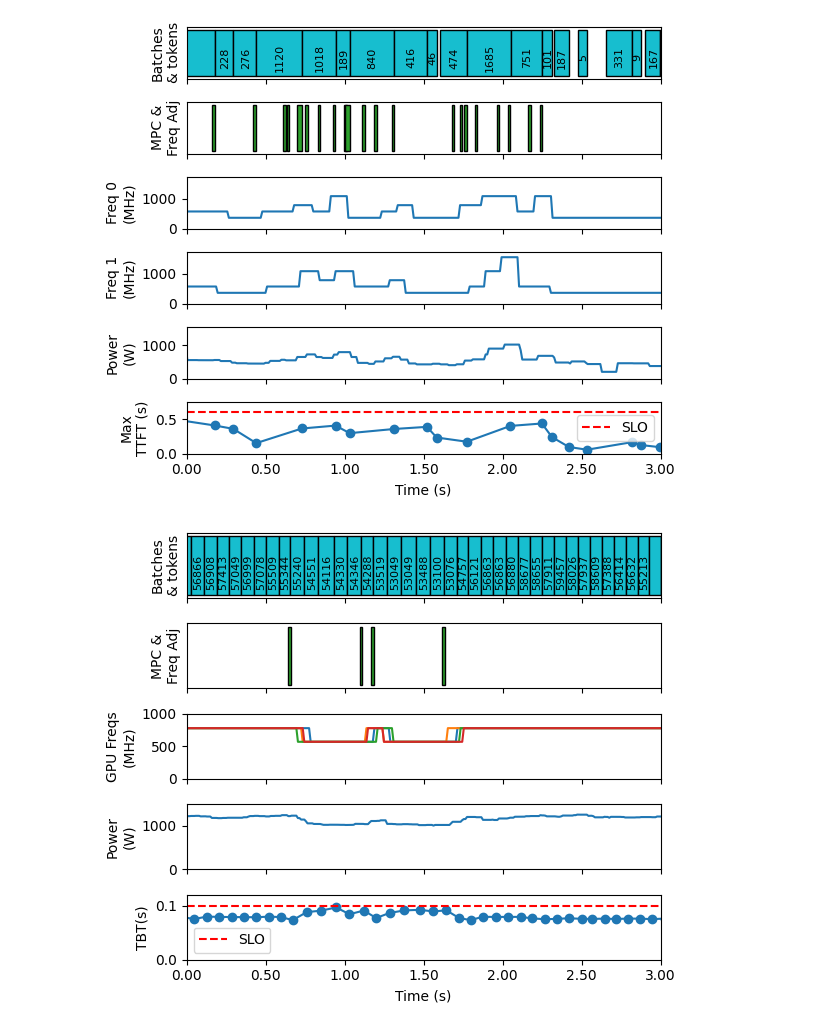
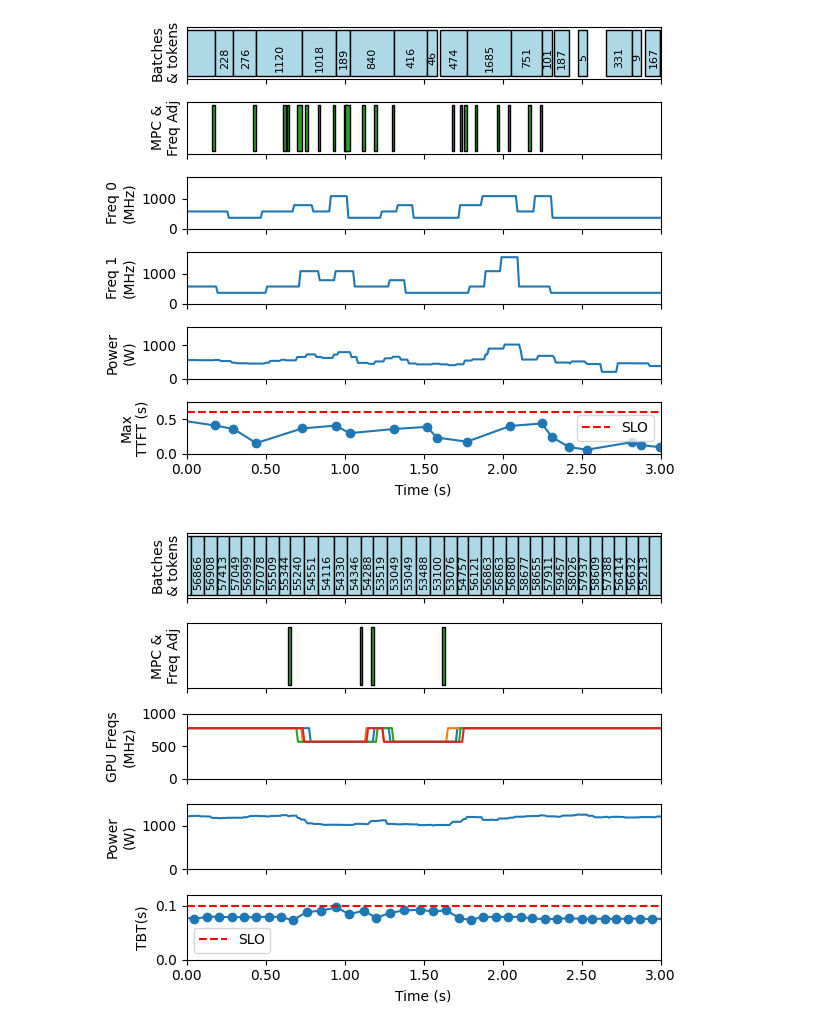
Before and after one commit to Louis-99/vllm-fork, a Jupyter notebook: additional_stuff/arxivx_evals/microscopic_study.ipynb, the cells around one changed output. Cells and saved outputs as stored; diff of their text form; code cells hidden in the pictures.

```diff
--- a/additional_stuff/arxivx_evals/microscopic_study.ipynb
+++ b/additional_stuff/arxivx_evals/microscopic_study.ipynb
@@ -49,7 +49,7 @@ for idx, row in engine_df.iterrows():
     start = np.ceil((row['now'] - (row['step_with_batch_queue_time_ms'] / 1000)) * 1000) / 1000
     end = np.floor(row['now'] * 1000) / 1000
     duration = row['step_with_batch_queue_time_ms']/1000
-    ax.add_patch(patches.Rectangle((start, 0.05), duration, 0.9, facecolor='tab:cyan', edgecolor='black'))
+    ax.add_patch(patches.Rectangle((start, 0.05), duration, 0.9, facecolor='lightblue', edgecolor='black'))
 
     # Add text to each triangle
     if start > t_start and end < t_end:
@@ -112,7 +112,7 @@ ax.set_xlabel('Time (s)')
 plt.tight_layout()
 plt.savefig("figs/micro_prefill.pdf", format="pdf")
 # %% [output]
-[figure, old version]
+[figure, new version]
 # %%
 from matplotlib import patches
 import pandas as pd
@@ -163,7 +163,7 @@ for idx, row in engine_df.iterrows():
     end = row.engine_core_timestamp
     duration = row.inter_token_latencies_iter_single
     start = end - duration
-    ax.add_patch(patches.Rectangle((start, 0.05), duration, 0.9, facecolor='tab:cyan', edgecolor='black'))
+    ax.add_patch(patches.Rectangle((start, 0.05), duration, 0.9, facecolor='lightblue', edgecolor='black'))
 
     # Add text to each triangle
     if start > t_start and end < t_end:
@@ -195,31 +195,31 @@ ax.set_ylabel("MPC &\nFreq Adj")
 ax = axs[2]
 ax.plot(power_df['Timestamp'], power_df['GPU_0_freq_mhz'])
 ax.plot(power_df['Timestamp'], power_df['GPU_1_freq_mhz'])
 ax.plot(power_df['Timestamp'], power_df['GPU_2_freq_mhz'])
 ax.plot(power_df['Timestamp'], power_df['GPU_3_freq_mhz'])
 ax.set_ylabel('GPU Freqs\n(MHz)')
 ax.set_ylim(0,1000)
 
 
 # Plot 5: power
 ax = axs[3]
 ax.plot(power_df['Timestamp'], power_df['power_w'])
 ax.set_ylabel('Power\n(W)')
 ax.set_ylim(0, 1500)
 
 # Plot 6: tbt
 ax = axs[4]
 # Filter out rows with empty sequences in 'inter_token_latencies_iter_single'
 ax.plot(engine_df['now'], engine_df['inter_token_latencies_iter_single'], marker='o')
 ax.set_ylabel('TBT(s)')
 ax.set_ylim((0, 0.12))
 ax.axhline(y=0.1, color='r', label='SLO', linestyle='--')
 ax.legend()
 
 ax.set_xlabel('Time (s)')
 
 
 plt.tight_layout()
 plt.savefig("figs/micro_decode.pdf", format="pdf")
 # %% [output]
-[figure, old version]
+[figure, new version]
```
Also changed, not shown: 2 other files.
